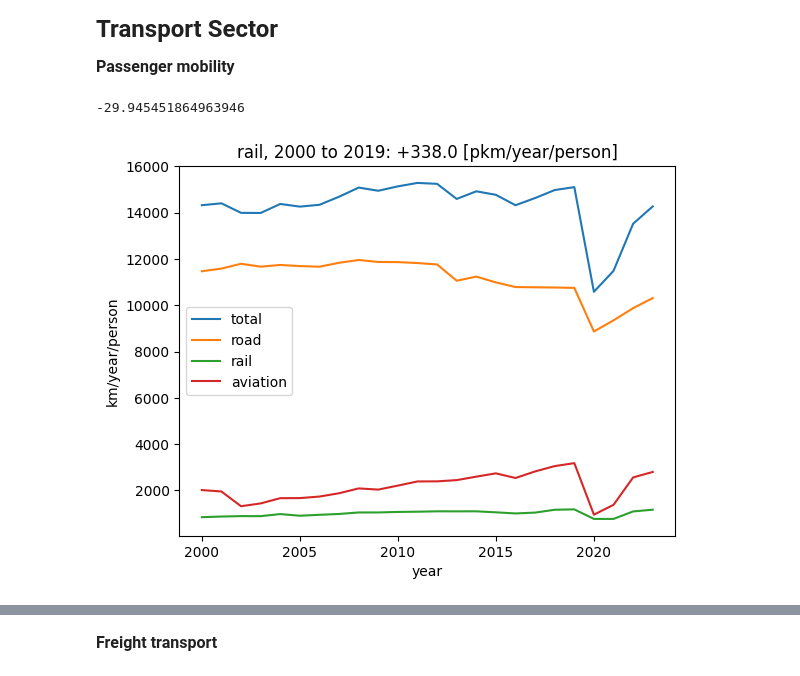
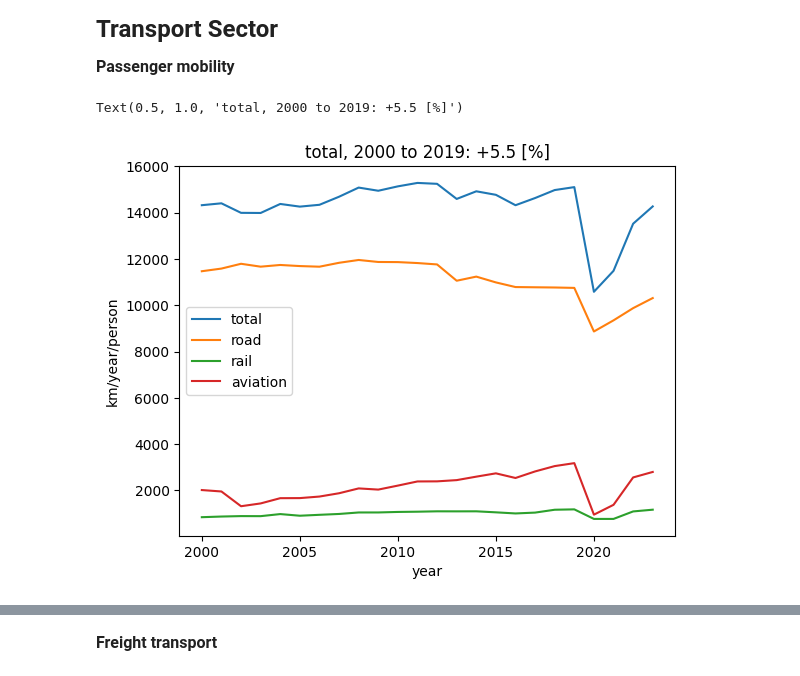
Before and after one commit to laterrea/negaWatt-BE, a Jupyter notebook: demand_data_aux.ipynb, the cells around one changed output, grey strips where cells are left out. Saved outputs shown, nothing was run; the diff lists cells and outputs as text; code cells hidden in the pictures.

```diff
--- a/demand_data_aux.ipynb
+++ b/demand_data_aux.ipynb
@@ -49,37 +49,34 @@ passenger_mob_rail_spe = passenger_mob_rail_JRC/population_dic_STATBEL*1e+9
 passenger_mob_avia_spe = passenger_mob_avia_JRC/population_dic_STATBEL*1e+9
 
 fig = plt.figure()
 plt.plot(years_JRC,passenger_mob_tot_spe,label='total')
 plt.plot(years_JRC,passenger_mob_road_spe,label='road')
 plt.plot(years_JRC,passenger_mob_rail_spe,label='rail')
 plt.plot(years_JRC,passenger_mob_avia_spe,label='aviation')
 plt.ylabel('km/year/person')
 plt.xlabel('year')
 plt.legend()
 #plt.ylim([13000,15500])
 
 growth_tot =  (passenger_mob_tot_spe[19]-passenger_mob_tot_spe[0])#/(years_JRC[19]-years_JRC[0])
 growth_road = (passenger_mob_road_spe[19]-passenger_mob_road_spe[0])#/(years_JRC[19]-years_JRC[0])
 growth_rail = (passenger_mob_rail_spe[19]-passenger_mob_rail_spe[0])#/(years_JRC[19]-years_JRC[0])
 growth_avia = (passenger_mob_avia_spe[19]-passenger_mob_avia_spe[0])#/(years_JRC[19]-years_JRC[0])
 
 #plt.title(f'total, 2000 to 2019: +{round(growth_tot,0)} [pkm/year/person]')
 #plt.title(f'road, 2000 to 2019: +{round(growth_road,0)} [pkm/year/person ]')
-plt.title(f'rail, 2000 to 2019: +{round(growth_rail,0)} [pkm/year/person]')
+#plt.title(f'rail, 2000 to 2019: +{round(growth_rail,0)} [pkm/year/person]')
 #plt.title(f'aviation, 2000 to 2019: +{round(growth_avia,0)} [pkm/year/person ]')
 
 growth_tot =  (passenger_mob_tot_spe[19]-passenger_mob_tot_spe[0])/passenger_mob_tot_spe[0]*100
 growth_road = (passenger_mob_road_spe[19]-passenger_mob_road_spe[0])/passenger_mob_tot_spe[0]*100
 growth_rail = (passenger_mob_rail_spe[19]-passenger_mob_rail_spe[0])/passenger_mob_tot_spe[0]*100
 growth_avia = (passenger_mob_avia_spe[19]-passenger_mob_avia_spe[0])/passenger_mob_tot_spe[0]*100
 
-#plt.title(f'total, 2000 to 2019: +{round(growth_tot,1)} [%]')
+plt.title(f'total, 2000 to 2019: +{round(growth_tot,1)} [%]')
 #plt.title(f'road, 2000 to 2019: +{round(growth_road,1)} [%]')
 #plt.title(f'rail, 2000 to 2019: +{round(growth_rail,1)} [%]')
 #plt.title(f'aviation, 2000 to 2019: +{round(growth_avia,1)} [%]')
-
-drop_tot =  (passenger_mob_tot_spe[20]-passenger_mob_tot_spe[19])/passenger_mob_tot_spe[19]*100
-drop_tot
 # %% [output]
--29.945451864963946
+Text(0.5, 1.0, 'total, 2000 to 2019: +5.5 [%]')
-[figure, old version]
+[figure, new version]
```
Also changed, not shown: parts of 2 cells of this notebook, 3 other files.
